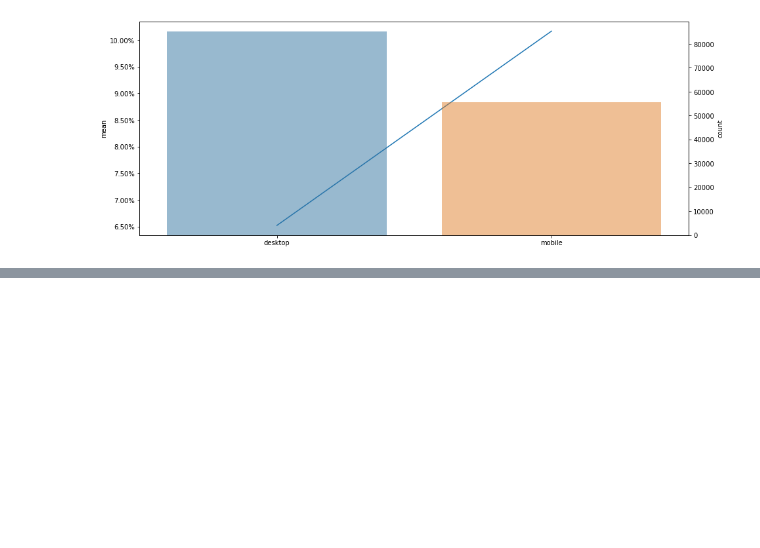
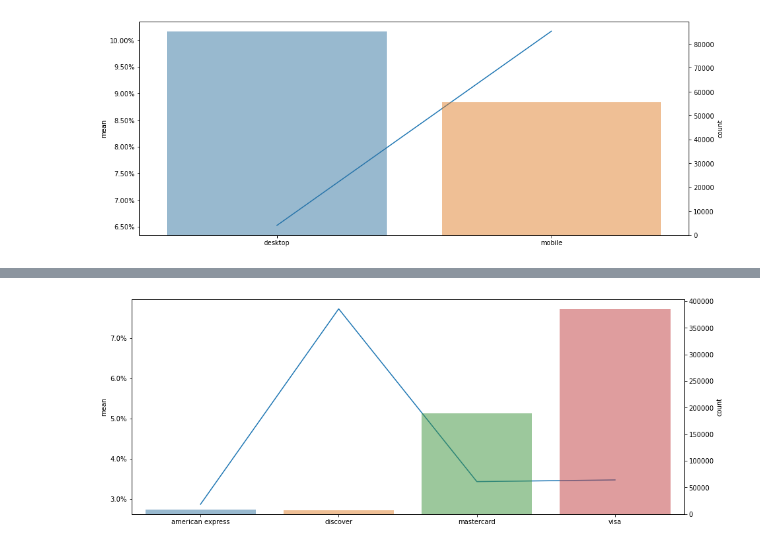
Before and after one commit to Prakrut/Fraud_Detection, a Jupyter notebook: Code/CreditCardFraudDetection.ipynb, the cells around one changed output, grey strips where cells are left out. Cells and saved outputs as stored; diff of their text form; code cells hidden in the pictures; blank space fills up the shorter version.

Commit message:
Additional categorical analysis

```diff
--- a/Code/CreditCardFraudDetection.ipynb
+++ b/Code/CreditCardFraudDetection.ipynb
@@ -166,0 +184,4 @@ barchart_categorical(train, 'DeviceType', 'isFraud')
+# %%
+barchart_categorical(train, 'card4','isFraud')
+# %% [output]
+[figure, added]
```
Also changed, not shown: parts of 4 cells of this notebook.
